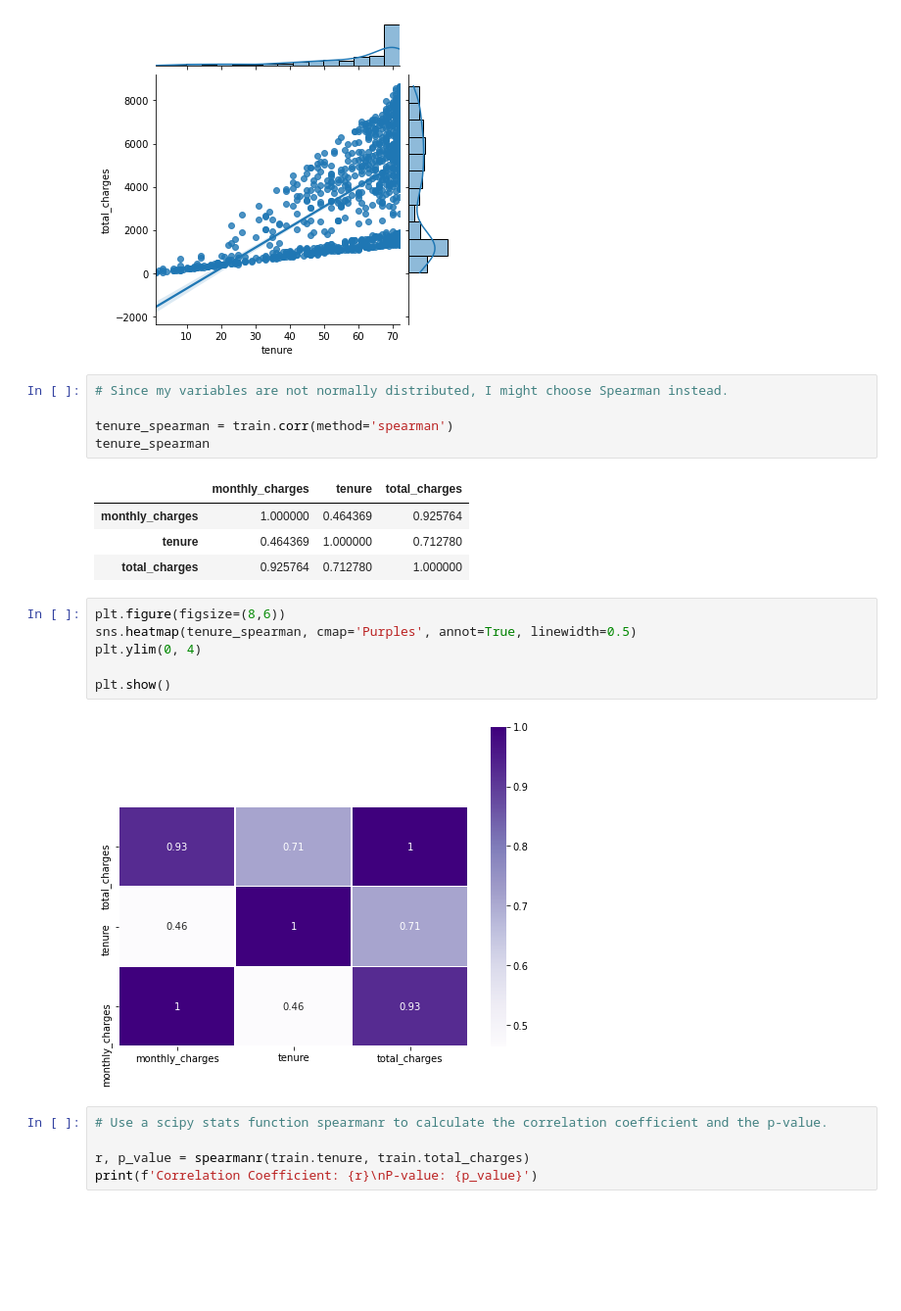
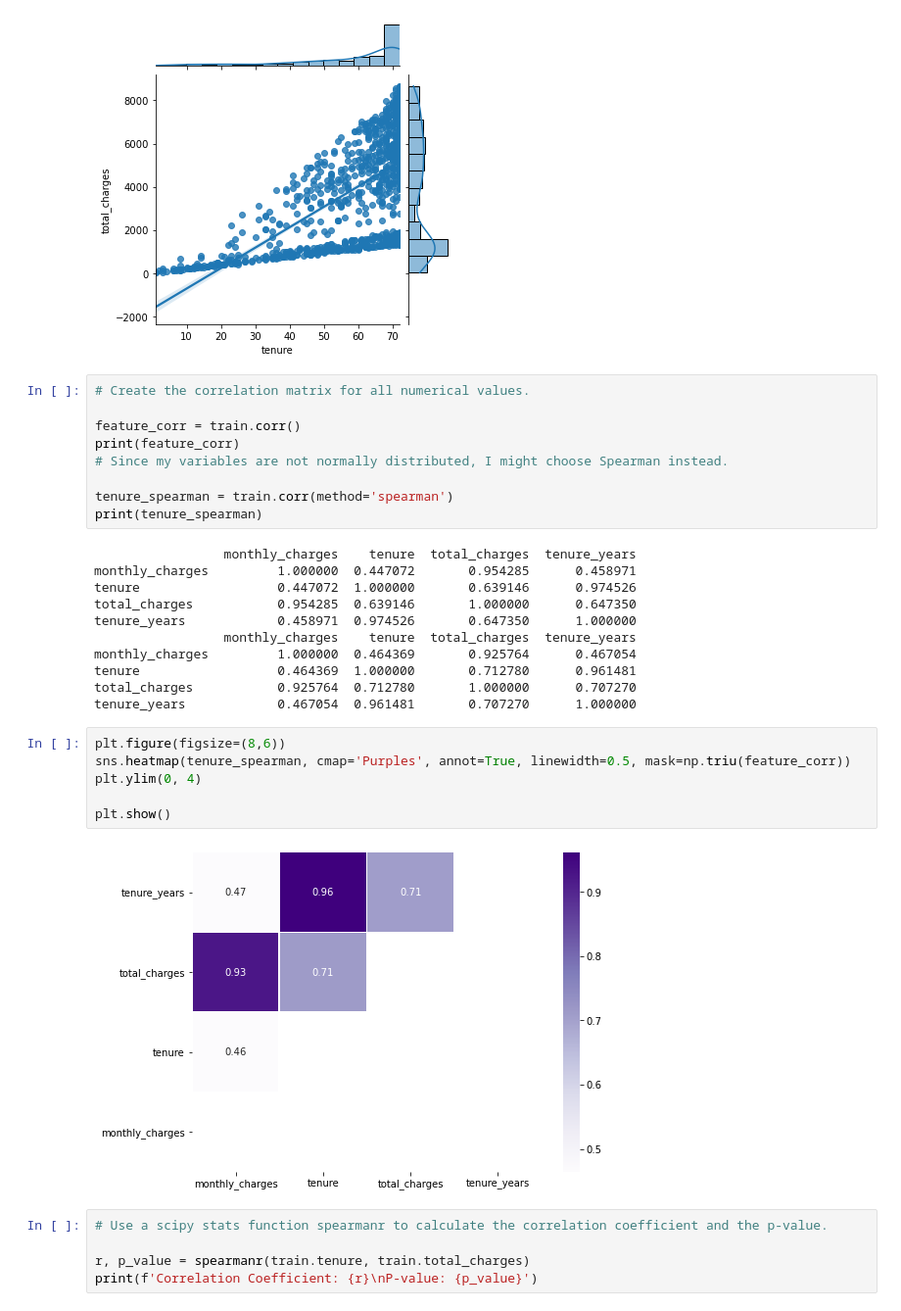
Before and after one commit to brentschriver/regression-exercises, a Jupyter notebook: explore.ipynb, the cells around one changed output. Shown: that part at 98% size. Saved outputs shown, nothing was run; the diff lists cells and outputs as text; blank space fills up the shorter version.

```diff
--- a/explore.ipynb
+++ b/explore.ipynb
@@ -154,23 +153,33 @@ plt.show()
 # %% [output]
 [figure]
 # %%
+# Create the correlation matrix for all numerical values.
+
+feature_corr = train.corr()
+print(feature_corr)
 # Since my variables are not normally distributed, I might choose Spearman instead.
 
 tenure_spearman = train.corr(method='spearman')
-tenure_spearman
+print(tenure_spearman)
 # %% [output]
-|  | monthly_charges | tenure | total_charges |
-| monthly_charges | 1.000000 | 0.464369 | 0.925764 |
-| tenure | 0.464369 | 1.000000 | 0.712780 |
-| total_charges | 0.925764 | 0.712780 | 1.000000 |
+                 monthly_charges    tenure  total_charges  tenure_years
+monthly_charges         1.000000  0.447072       0.954285      0.458971
+tenure                  0.447072  1.000000       0.639146      0.974526
+total_charges           0.954285  0.639146       1.000000      0.647350
+tenure_years            0.458971  0.974526       0.647350      1.000000
+                 monthly_charges    tenure  total_charges  tenure_years
+monthly_charges         1.000000  0.464369       0.925764      0.467054
+tenure                  0.464369  1.000000       0.712780      0.961481
+total_charges           0.925764  0.712780       1.000000      0.707270
+tenure_years            0.467054  0.961481       0.707270      1.000000
 # %%
 plt.figure(figsize=(8,6))
-sns.heatmap(tenure_spearman, cmap='Purples', annot=True, linewidth=0.5)
+sns.heatmap(tenure_spearman, cmap='Purples', annot=True, linewidth=0.5, mask=np.triu(feature_corr))
 plt.ylim(0, 4)
 
 plt.show()
 # %% [output]
-[figure, old version]
+[figure, new version]
 # %%
 # Use a scipy stats function spearmanr to calculate the correlation coefficient and the p-value.
 
```
Also changed, not shown: parts of 11 cells of this notebook.
